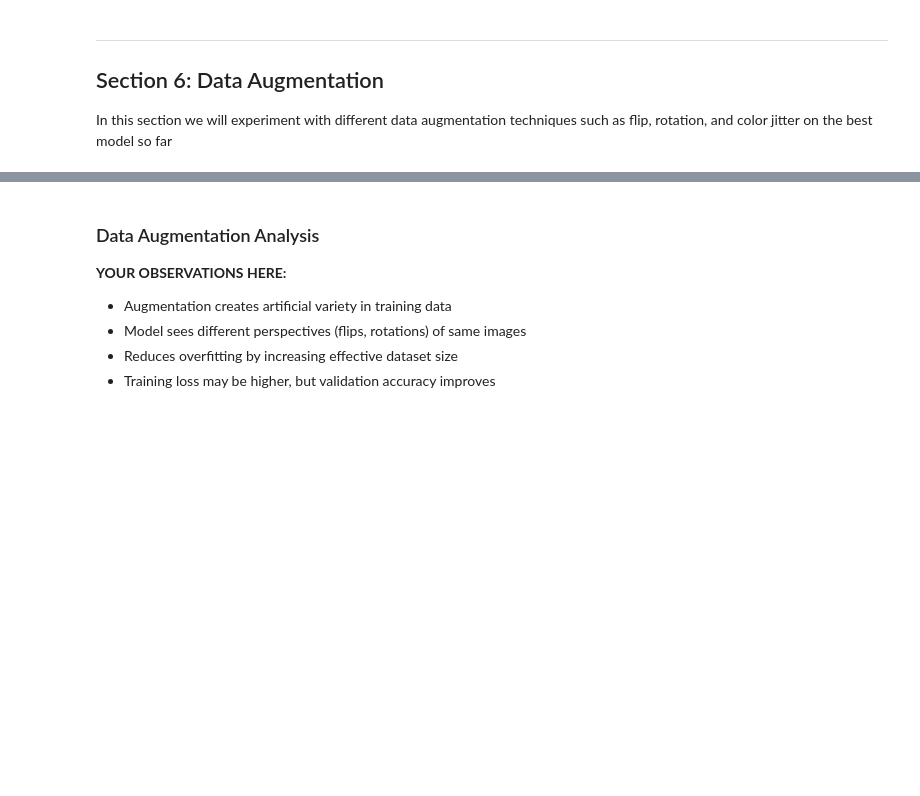
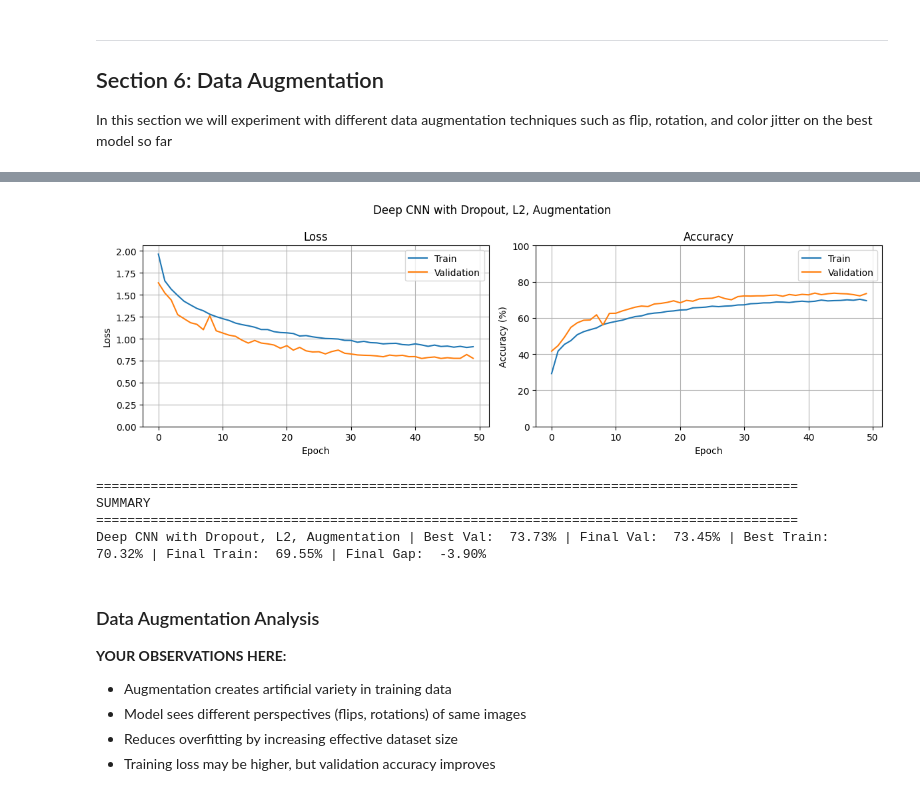
Before and after one commit to marcosncosta1/DeepLearning_practical_1, a Jupyter notebook: cnn_experiments.ipynb, the cells around one changed output, grey strips where cells are left out. Cells and saved outputs as stored; diff of their text form; code cells hidden in the pictures; blank space fills up the shorter version.

```diff
--- a/cnn_experiments.ipynb
+++ b/cnn_experiments.ipynb
@@ -1173,0 +1248,14 @@ aug_labels.append("With Augmentation")
+# %%
+train_loader, val_loader, _, _ = get_data_loaders(img_size=IMG_SIZE, augment=True)
+
+model = DeepCNNRegularized(num_classes=NUM_CLASSES, dropout_conv=0.25, dropout_classifier=0.5)
+
+config = {
+    'experiment': 'Data Augmentation',
+    'model_name': 'Deep CNN Dropout 0.25 0.5 + L2 1e-4 + Augmentation',
+    'epochs': 50,
+    'lr': 0.002,
+    'weight_decay': 1e-4
+}
+
+augmentation_history = train_model(model, train_loader, val_loader, config, wandb=False)
@@ -1174,3 +1280,15 @@ aug_labels.append("With Augmentation")
+# %%
+if "augmentation_history" not in globals():
+    augmentation_history = load_history("Deep CNN Dropout 0.25 0.5 + L2 1e-4 + Augmentation")
+
+plot_history(augmentation_history, title="Deep CNN with Dropout, L2, Augmentation")
+summarize_histories([augmentation_history], ["Deep CNN with Dropout, L2, Augmentation"])
+# %% [output]
+[figure, added]
+==========================================================================================
+SUMMARY
+==========================================================================================
+Deep CNN with Dropout, L2, Augmentation | Best Val:  73.73% | Final Val:  73.45% | Best Train:  70.32% | Final Train:  69.55% | Final Gap:  -3.90%
 # %% [markdown]
 ### Data Augmentation Analysis
 
```
Also changed, not shown: parts of 12 cells of this notebook.
